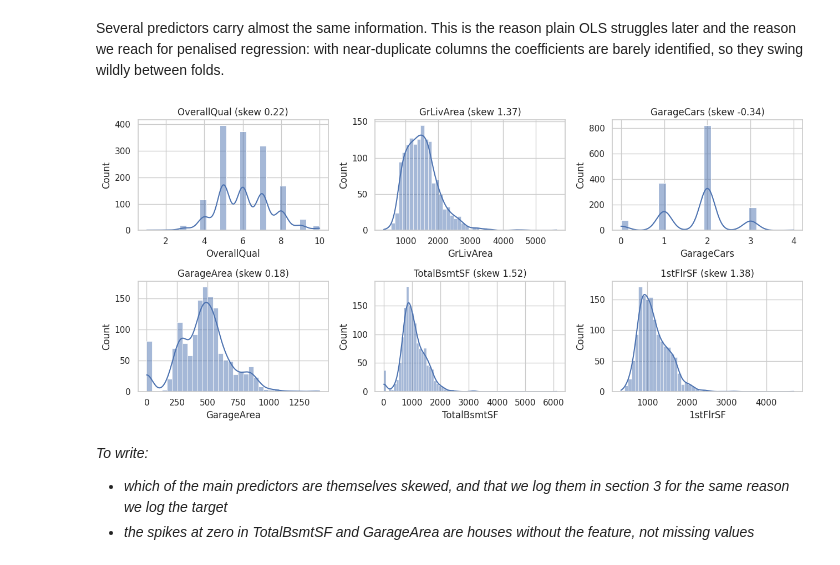
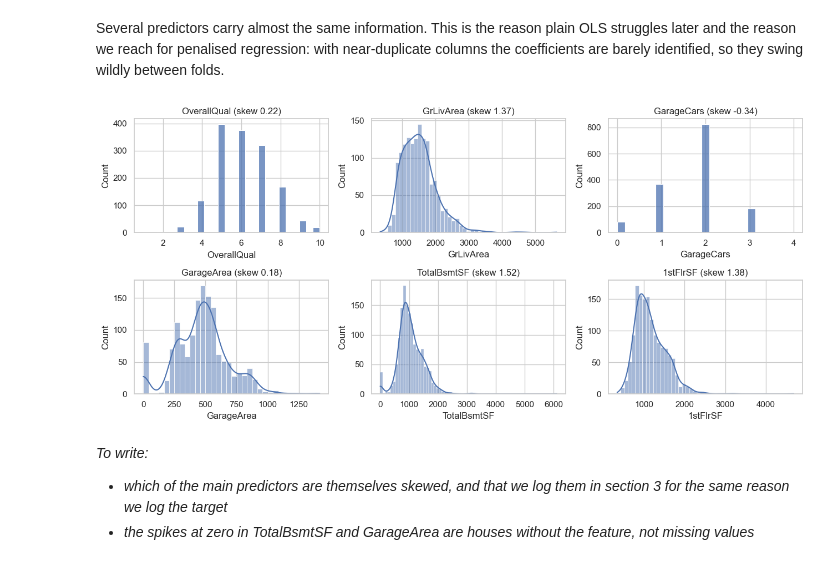
Before and after one commit to siddharthyashkukreja-cloud/smu_programming_group, a Jupyter notebook: ACCT682_Housing_prices.ipynb, the cells around one changed output. Cells and saved outputs as stored; diff of their text form; code cells hidden in the pictures.

```diff
--- a/ACCT682_Housing_prices.ipynb
+++ b/ACCT682_Housing_prices.ipynb
@@ -215,14 +215,15 @@ Several predictors carry almost the same information. This is the reason plain O
 # %%
 # distributions of the strongest numeric predictors
 top6 = [c for c in corr.head(8).index if c != "SalePrice"][:6]
 
 fig, ax = plt.subplots(2, 3, figsize=(13, 6))
-for a, col in zip(ax.ravel(), top6):
-    sns.histplot(train[col], kde=True, ax=a)
+for i, (a, col) in enumerate(zip(ax.ravel(), top6)):
+    show_kde = i not in (0, 2)
+    sns.histplot(train[col], kde=show_kde, ax=a)
     a.set_title(f"{col} (skew {train[col].skew():.2f})")
 plt.tight_layout()
 # %% [output]
-[figure, old version]
+[figure, new version]
 # %% [markdown]
 *To write:*
 - *which of the main predictors are themselves skewed, and that we log them in section 3 for the same reason we log the target*
```
Also changed, not shown: parts of 9 cells of this notebook.
